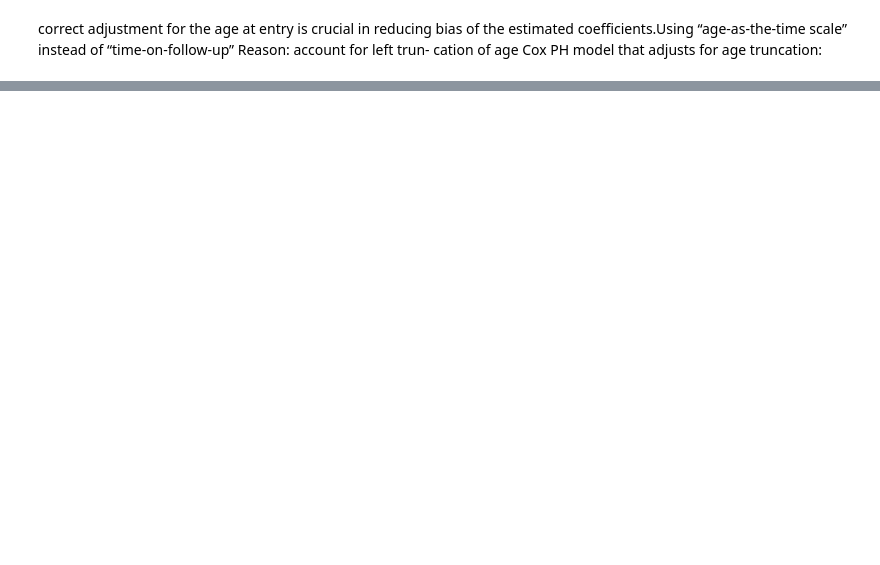
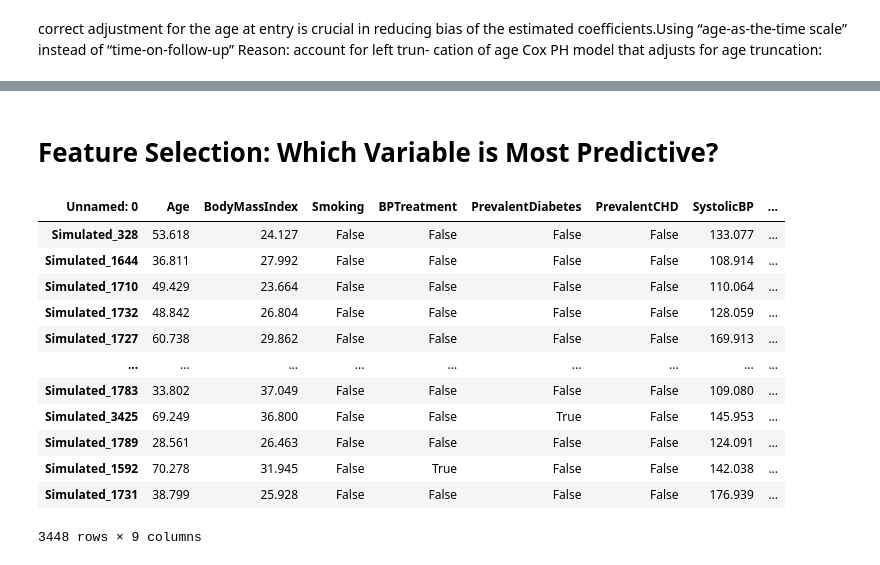
Before and after one commit to TristanFauvel/DreamHF, a Jupyter notebook: src/baseline.ipynb, the cells around one changed output, grey strips where cells are left out. Drawn from its saved outputs; the diff is of its cells as text; code cells hidden in the pictures; blank space fills up the shorter version.

```diff
--- a/src/baseline.ipynb
+++ b/src/baseline.ipynb
@@ -164,0 +116,8 @@ evaluate_model(base_model, X_train, X_test, y_train, y_test)
+# %%
+from sksurv.ensemble import GradientBoostingSurvivalAnalysis
+est_cph_tree = GradientBoostingSurvivalAnalysis(
+    n_estimators=100, learning_rate=1.0, max_depth=1, random_state=0
+)
+model = create_pipeline(est_cph_tree)
+model.fit(X_train, y_train)
+evaluate_model(model, X_train, X_test, y_train, y_test)
@@ -164,0 +128,9 @@ evaluate_model(base_model, X_train, X_test, y_train, y_test)
+# %%
+from sksurv.ensemble import ComponentwiseGradientBoostingSurvivalAnalysis
+
+est_aft_ls = ComponentwiseGradientBoostingSurvivalAnalysis(
+    loss="ipcwls", n_estimators=300, learning_rate=1.0, random_state=0
+)
+model = create_pipeline(est_cph_tree)
+model.fit(X_train, y_train)
+evaluate_model(model, X_train, X_test, y_train, y_test)
@@ -164,0 +141,11 @@ evaluate_model(base_model, X_train, X_test, y_train, y_test)
+# %%
+est_early_stopping = GradientBoostingSurvivalAnalysis(
+    n_estimators=1000, learning_rate=0.05, subsample=0.5,
+    max_depth=1, random_state=0
+)
+
+monitor = EarlyStoppingMonitor(25, 50)
+
+model = create_pipeline(est_early_stopping)
+model.fit(X_train, y_train, model__monitor=monitor)
+evaluate_model(model, X_train, X_test, y_train, y_test)
@@ -190,0 +228,18 @@ ModuleNotFoundError: No module named 'rpy2'
+# %% [markdown]
+# Feature Selection: Which Variable is Most Predictive?
+# %%
+X_train
+# %% [output]
+| Unnamed: 0 | Age | BodyMassIndex | Smoking | BPTreatment | PrevalentDiabetes | PrevalentCHD | SystolicBP | ... |
+| Simulated_328 | 53.618 | 24.127 | False | False | False | False | 133.077 | ... |
+| Simulated_1644 | 36.811 | 27.992 | False | False | False | False | 108.914 | ... |
+| Simulated_1710 | 49.429 | 23.664 | False | False | False | False | 110.064 | ... |
+| Simulated_1732 | 48.842 | 26.804 | False | False | False | False | 128.059 | ... |
+| Simulated_1727 | 60.738 | 29.862 | False | False | False | False | 169.913 | ... |
+| ... | ... | ... | ... | ... | ... | ... | ... | ... |
+| Simulated_1783 | 33.802 | 37.049 | False | False | False | False | 109.080 | ... |
+| Simulated_3425 | 69.249 | 36.800 | False | False | True | False | 145.953 | ... |
+| Simulated_1789 | 28.561 | 26.463 | False | False | False | False | 124.091 | ... |
+| Simulated_1592 | 70.278 | 31.945 | False | True | False | False | 142.038 | ... |
+| Simulated_1731 | 38.799 | 25.928 | False | False | False | False | 176.939 | ... |
+3448 rows × 9 columns
```
Also changed, not shown: parts of 30 cells of this notebook, 13 other files.
